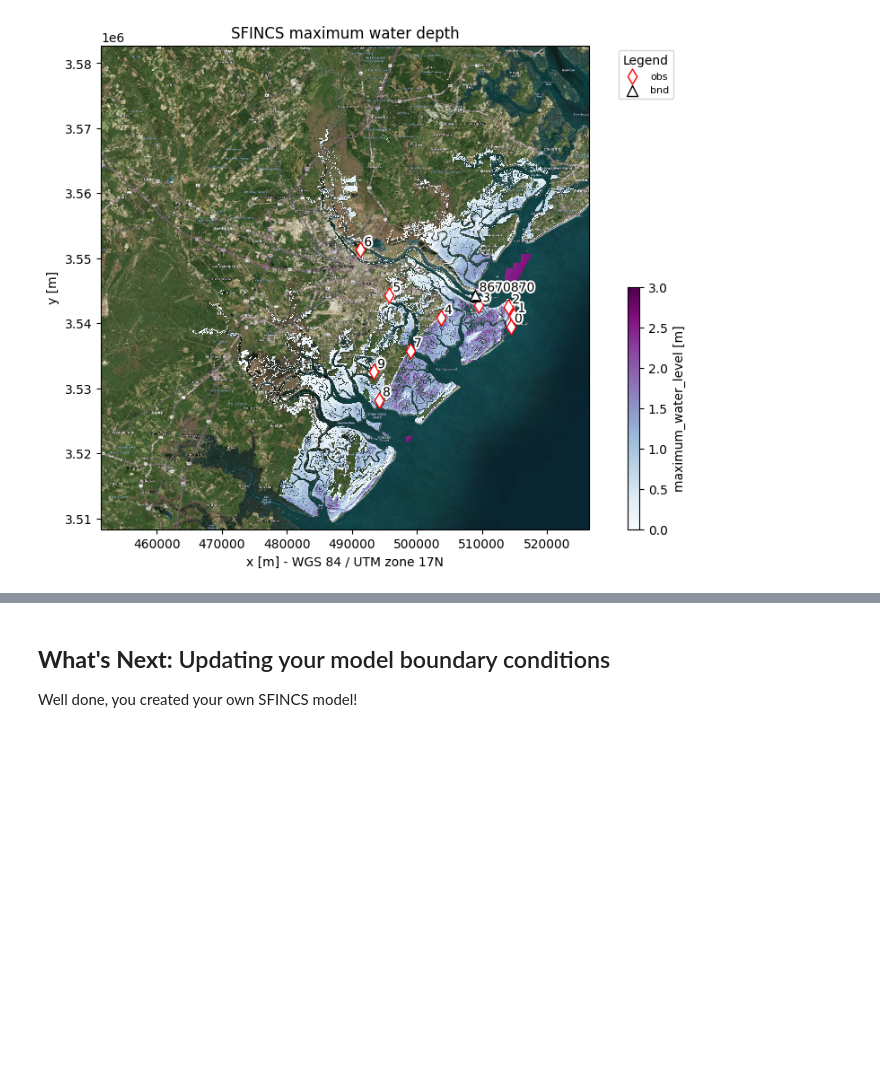
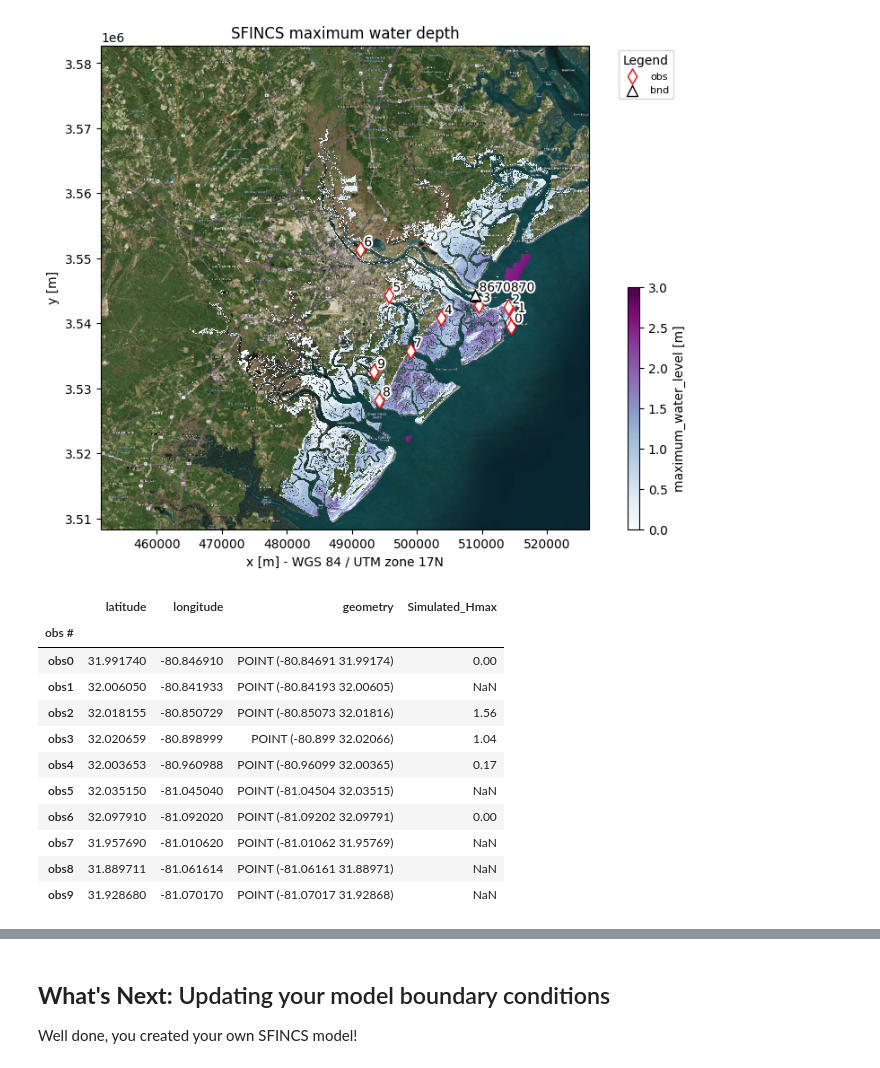
Before and after one commit to sd-59/Assignment_2_Coastal_flood_hazard_assessment-, a Jupyter notebook: notebooks/01_SFINCS_model_setup.ipynb, the cells around one changed output, grey strips where cells are left out. Drawn from its saved outputs; the diff is of its cells as text; code cells hidden in the pictures; blank space fills up the shorter version.

Commit message:
Find simulated values for observation points

```diff
--- a/notebooks/01_SFINCS_model_setup.ipynb
+++ b/notebooks/01_SFINCS_model_setup.ipynb
@@ -687,0 +686,22 @@ hmax_subgrid.round(2).raster.to_raster(
+# %%
+# Compare observation points
+obs_points = gpd.read_file("../model_domain/obs_points_savannah.geojson").to_crs(epsg=4326)
+obs_points = obs_points.set_index(obs_points.columns[0])
+
+sampled_values = hmax_subgrid.raster.sample(obs_points)
+obs_points['Simulated_Hmax'] = sampled_values
+
+obs_points
+# %% [output]
+|  | latitude | longitude | geometry | Simulated_Hmax |
+| obs # |  |  |  |  |
+| obs0 | 31.991740 | -80.846910 | POINT (-80.84691 31.99174) | 0.00 |
+| obs1 | 32.006050 | -80.841933 | POINT (-80.84193 32.00605) | NaN |
+| obs2 | 32.018155 | -80.850729 | POINT (-80.85073 32.01816) | 1.56 |
+| obs3 | 32.020659 | -80.898999 | POINT (-80.899 32.02066) | 1.04 |
+| obs4 | 32.003653 | -80.960988 | POINT (-80.96099 32.00365) | 0.17 |
+| obs5 | 32.035150 | -81.045040 | POINT (-81.04504 32.03515) | NaN |
+| obs6 | 32.097910 | -81.092020 | POINT (-81.09202 32.09791) | 0.00 |
+| obs7 | 31.957690 | -81.010620 | POINT (-81.01062 31.95769) | NaN |
+| obs8 | 31.889711 | -81.061614 | POINT (-81.06161 31.88971) | NaN |
+| obs9 | 31.928680 | -81.070170 | POINT (-81.07017 31.92868) | NaN |
```
Also changed, not shown: parts of 2 cells of this notebook.
